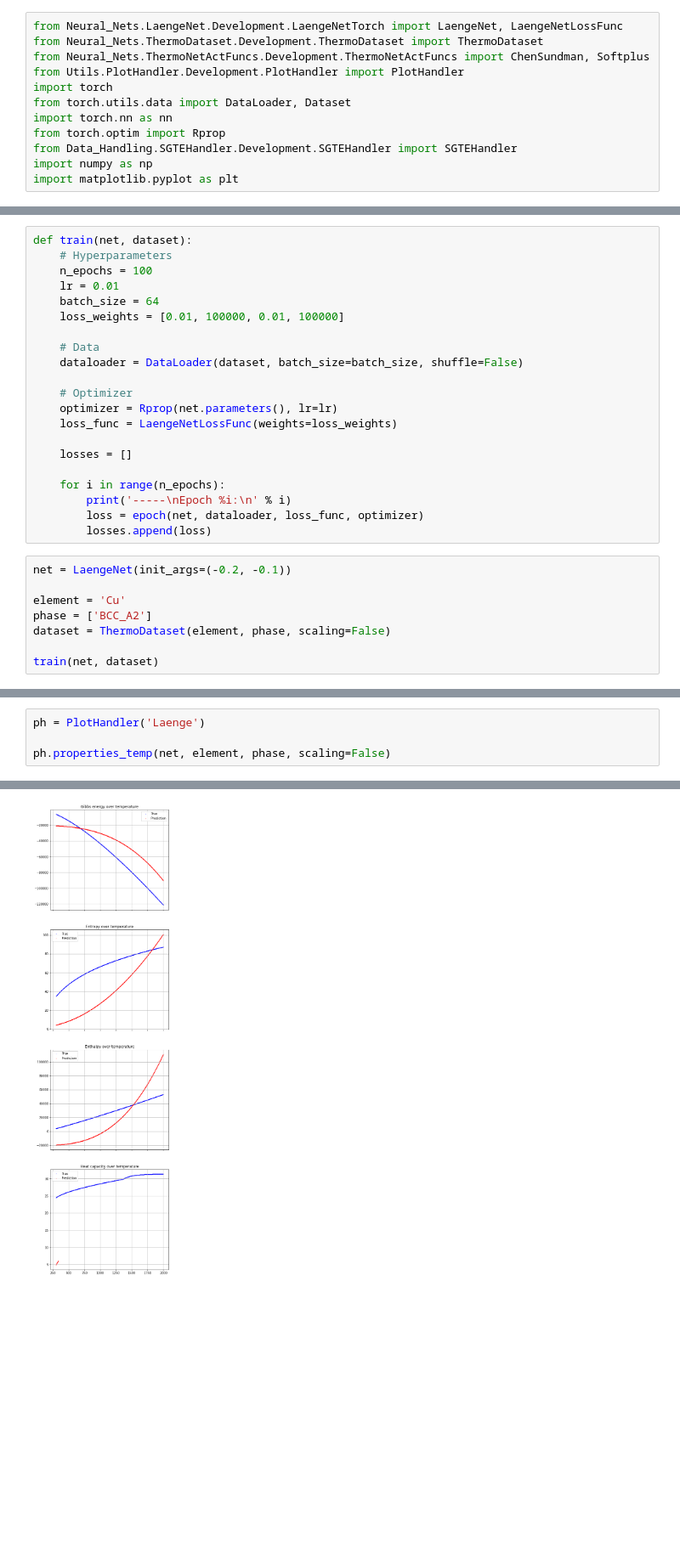
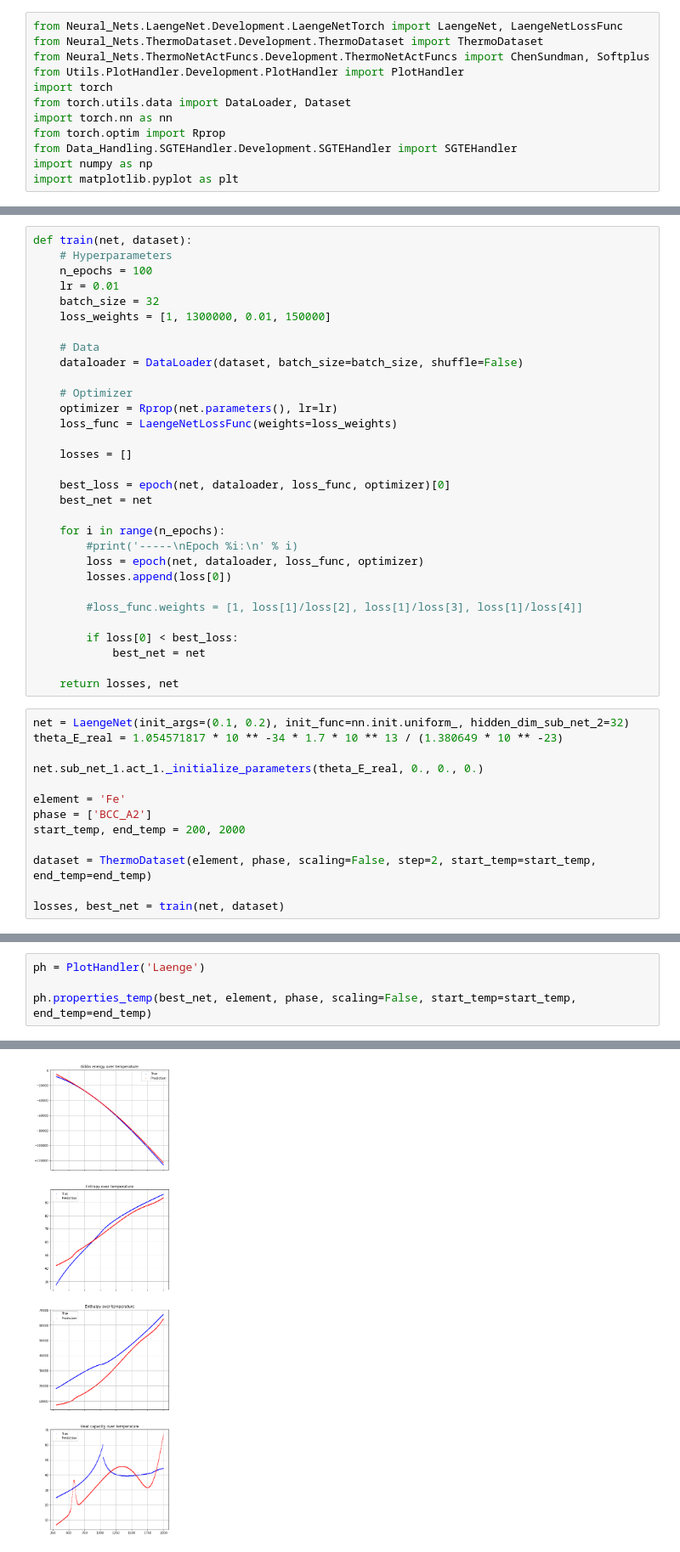
Before and after one commit to eldonko/Masters-Thesis-Code, a Jupyter notebook: train_LaengeNet_all.ipynb, the cells around one changed output, grey strips where cells are left out. Shown: that part at 85% size. Drawn from its saved outputs; the diff is of its cells as text; blank space fills up the shorter version.

```diff
--- a/train_LaengeNet_all.ipynb
+++ b/train_LaengeNet_all.ipynb
@@ -48,8 +42,8 @@ def train(net, dataset):
     # Hyperparameters
     n_epochs = 100
     lr = 0.01
-    batch_size = 64
-    loss_weights = [0.01, 100000, 0.01, 100000]
+    batch_size = 32
+    loss_weights = [1, 1300000, 0.01, 150000]
 
     # Data
     dataloader = DataLoader(dataset, batch_size=batch_size, shuffle=False)
@@ -60,16 +54,31 @@ def train(net, dataset):
 
     losses = []
 
+    best_loss = epoch(net, dataloader, loss_func, optimizer)[0]
+    best_net = net
+
     for i in range(n_epochs):
-        print('-----\nEpoch %i:\n' % i)
+        #print('-----\nEpoch %i:\n' % i)
         loss = epoch(net, dataloader, loss_func, optimizer)
-        losses.append(loss)
+        losses.append(loss[0])
+
+        #loss_func.weights = [1, loss[1]/loss[2], loss[1]/loss[3], loss[1]/loss[4]]
+
+        if loss[0] < best_loss:
+            best_net = net
+
+    return losses, net
 # %%
-net = LaengeNet(init_args=(-0.2, -0.1))
+net = LaengeNet(init_args=(0.1, 0.2), init_func=nn.init.uniform_, hidden_dim_sub_net_2=32)
+theta_E_real = 1.054571817 * 10 ** -34 * 1.7 * 10 ** 13 / (1.380649 * 10 ** -23)
 
-element = 'Cu'
+net.sub_net_1.act_1._initialize_parameters(theta_E_real, 0., 0., 0.)
+
+element = 'Fe'
 phase = ['BCC_A2']
-dataset = ThermoDataset(element, phase, scaling=False)
+start_temp, end_temp = 200, 2000
 
-train(net, dataset)
+dataset = ThermoDataset(element, phase, scaling=False, step=2, start_temp=start_temp, end_temp=end_temp)
+
+losses, best_net = train(net, dataset)
 # %% [output]
@@ -111,5 +105,5 @@ tensor(0.8920, requires_grad=True)
 # %%
 ph = PlotHandler('Laenge')
 
-ph.properties_temp(net, element, phase, scaling=False)
+ph.properties_temp(best_net, element, phase, scaling=False, start_temp=start_temp, end_temp=end_temp)
 # %% [output]
@@ -117,2 +111,2 @@ Cu successfully selected!
-[figure, old version]
+[figure, new version]
 # %%
```
Also changed, not shown: parts of 6 cells of this notebook, 11 other files.
